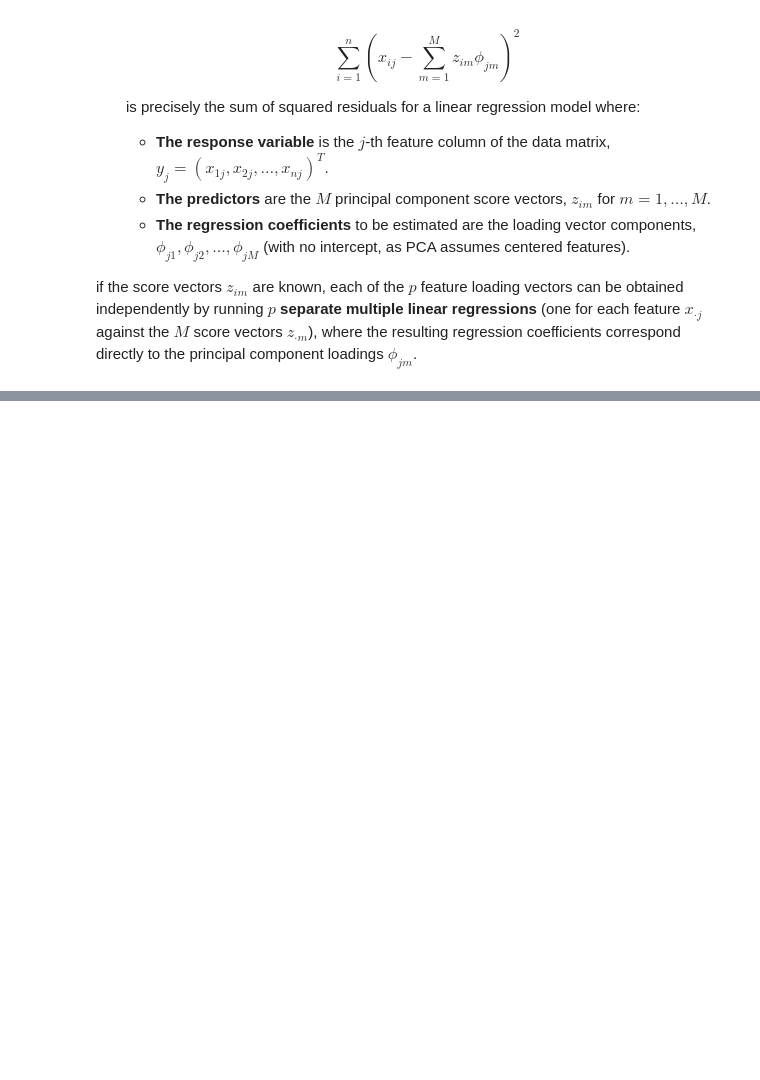
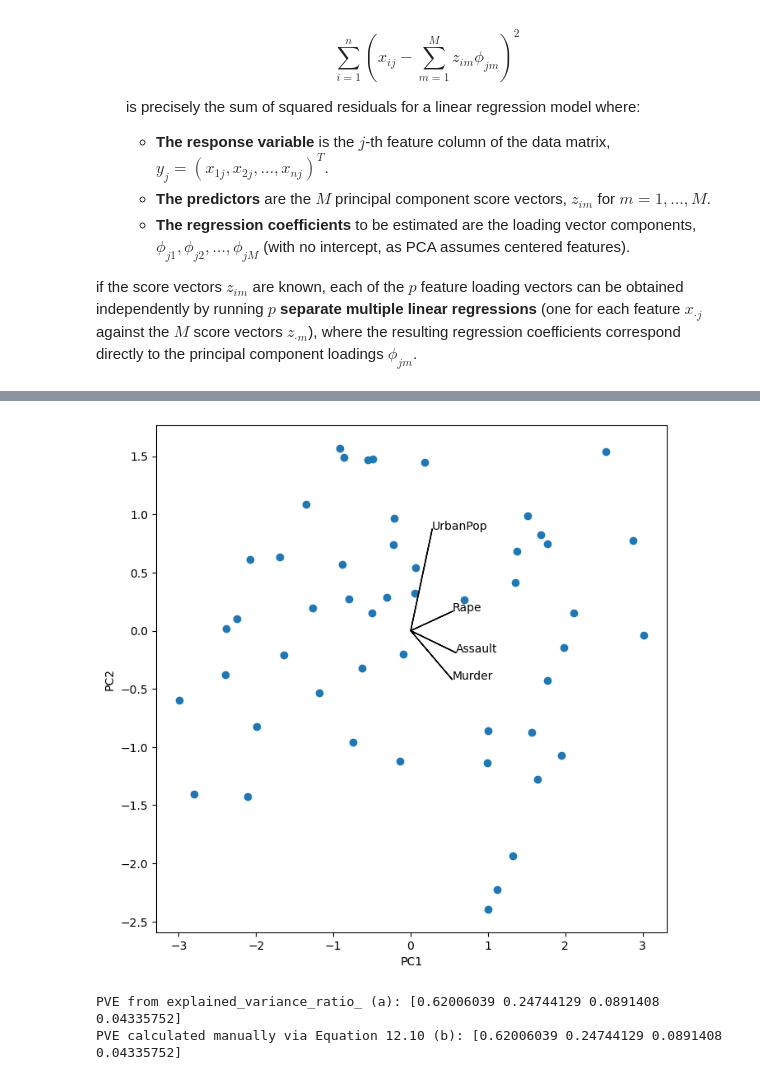
Before and after one commit to fatima-zahra20/ISLP-Solutions, a Jupyter notebook: MySolutionISLP_chap12.ipynb, the cells around one changed output, grey strips where cells are left out. Cells and saved outputs as stored; diff of their text form; code cells hidden in the pictures; blank space fills up the shorter version.

```diff
--- a/MySolutionISLP_chap12.ipynb
+++ b/MySolutionISLP_chap12.ipynb
@@ -405,0 +495,2 @@ if the score vectors $z_{im}$ are known, each of the $p$ feature loading vectors
+# %%
+scores = pcaUS.transform(USArrests_scaled)
@@ -405,0 +535,30 @@ if the score vectors $z_{im}$ are known, each of the $p$ feature loading vectors
+# %%
+i, j = 0, 1 # which components
+fig, ax = plt.subplots(1, 1, figsize=(8, 8))
+ax.scatter(scores[:,0], scores[:,1])
+ax.set_xlabel('PC%d' % (i+1))
+ax.set_ylabel('PC%d' % (j+1))
+for k in range(pcaUS.components_.shape[1]):
+    ax.arrow(0, 0, pcaUS.components_[i,k], pcaUS.components_[j,k])
+    ax.text(pcaUS.components_[i,k],
+    pcaUS.components_[j,k],
+    USArrests.columns[k])
+# %% [output]
+[figure, added]
+# %%
+X_scaled = USArrests_scaled
+n_obs = X_scaled.shape[0]
+total_ss = np.sum(X_scaled ** 2)
+
+pve_manual = []
+for m in range(pcaUS.components_.shape[0]):
+    phi_m = pcaUS.components_[m]
+    scores_m = np.dot(X_scaled, phi_m)
+    ss_m = np.sum(scores_m ** 2)
+    pve_manual.append(ss_m / total_ss)
+
+print("PVE from explained_variance_ratio_ (a):", pcaUS.explained_variance_ratio_)
+print("PVE calculated manually via Equation 12.10 (b):", np.array(pve_manual))
+# %% [output]
+PVE from explained_variance_ratio_ (a): [0.62006039 0.24744129 0.0891408  0.04335752]
+PVE calculated manually via Equation 12.10 (b): [0.62006039 0.24744129 0.0891408  0.04335752]
```
Also changed, not shown: parts of 55 cells of this notebook.
